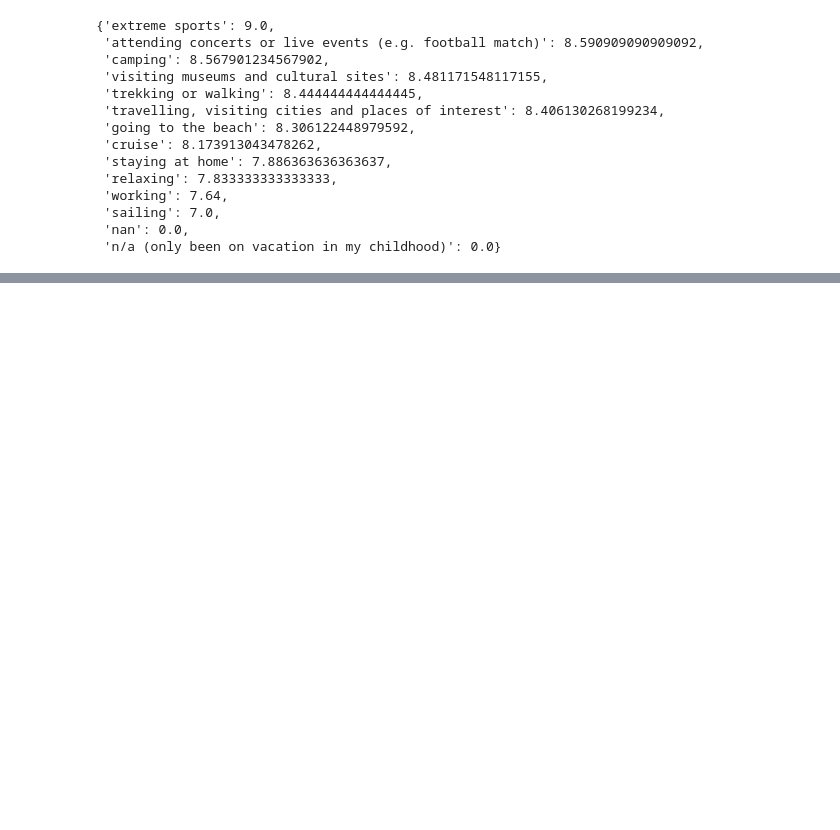
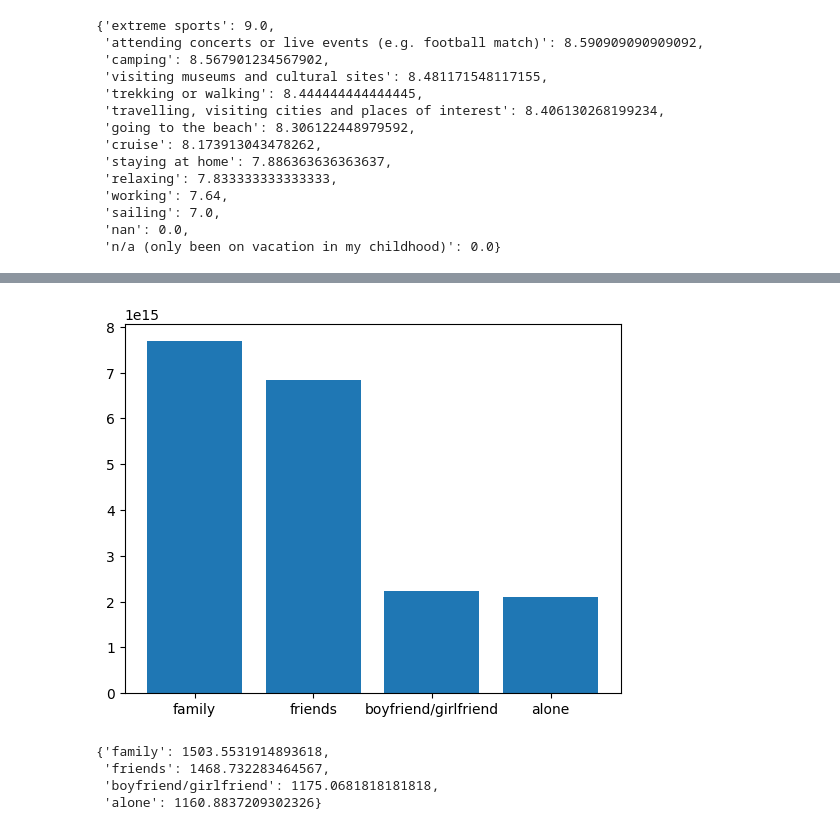
Before and after one commit to nic-obert/vacation-analysis, a Jupyter notebook: analyze.ipynb, the cells around one changed output, grey strips where cells are left out. Saved outputs shown, nothing was run; the diff lists cells and outputs as text; code cells hidden in the pictures; blank space fills up the shorter version.

```diff
--- a/analyze.ipynb
+++ b/analyze.ipynb
@@ -790,0 +841,33 @@ dict(zip(unique_activities, enjoyment))
+# %%
+# Calculate average cost per company
+
+# Split the companies into a list
+companies = df['company'].apply(lambda x: x.split(';'))
+
+unique_companies = ['family', 'friends', 'boyfriend/girlfriend', 'alone']
+cost = [0, 0, 0, 0]
+counts = [0, 0, 0, 0]
+for i, company_type in enumerate(unique_companies):
+    # Count the number of times each company type is mentioned
+    company_count = companies.apply(lambda x: x.count(company_type))
+
+    # Get the cost if the company type is mentioned
+    cost[i] = df[company_count > 0]['cost'].mean()
+
+
+# Plot the average cost per company type
+import matplotlib.pyplot as plt
+
+# Emphasize the difference between the company types
+cost_emphasized = [c ** 5 for c in cost]
+
+plt.bar(unique_companies, cost_emphasized)
+plt.show()
+
+dict(zip(unique_companies, cost))
+# %% [output]
+[figure, added]
+{'family': 1503.5531914893618,
+ 'friends': 1468.732283464567,
+ 'boyfriend/girlfriend': 1175.0681818181818,
+ 'alone': 1160.8837209302326}
```
Also changed, not shown: parts of 5 cells of this notebook.
